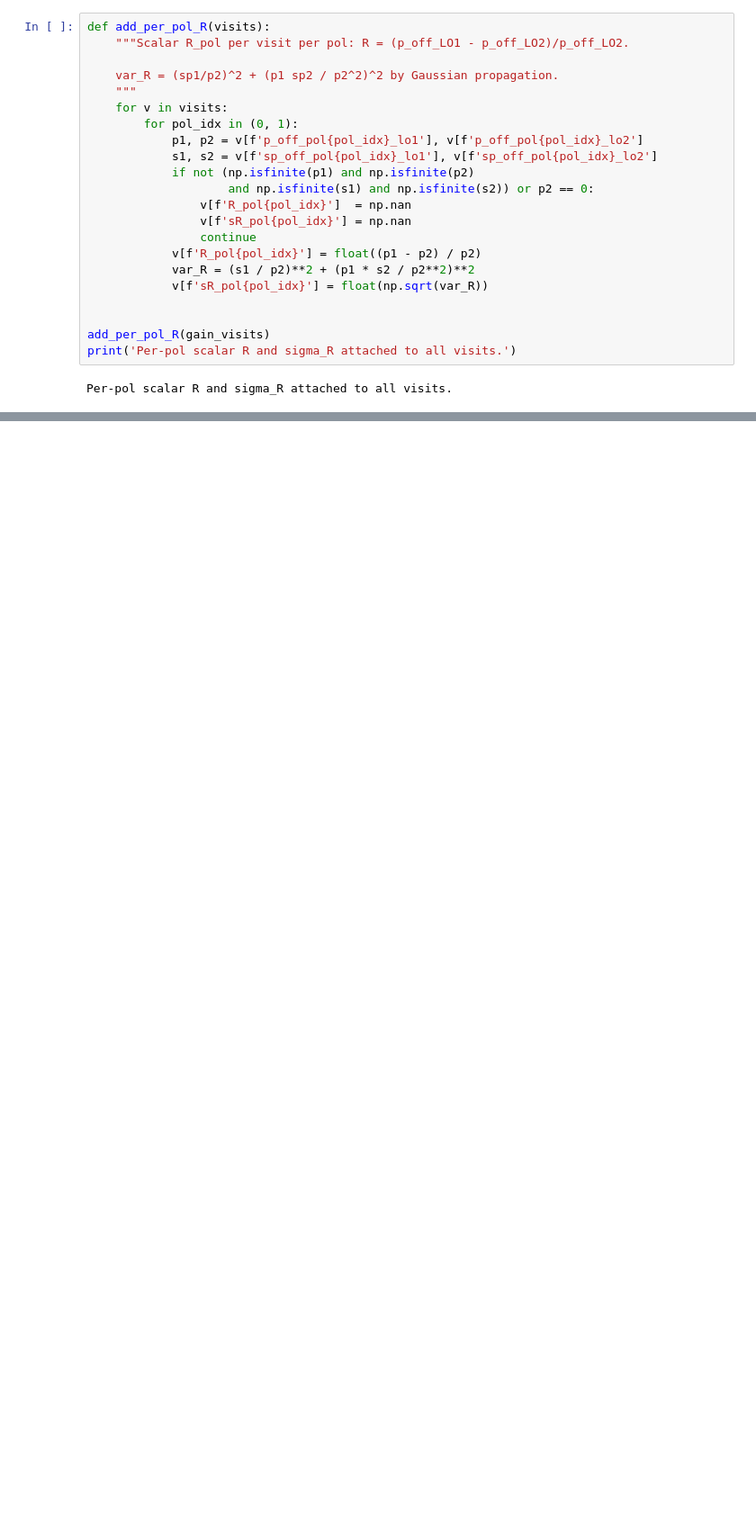
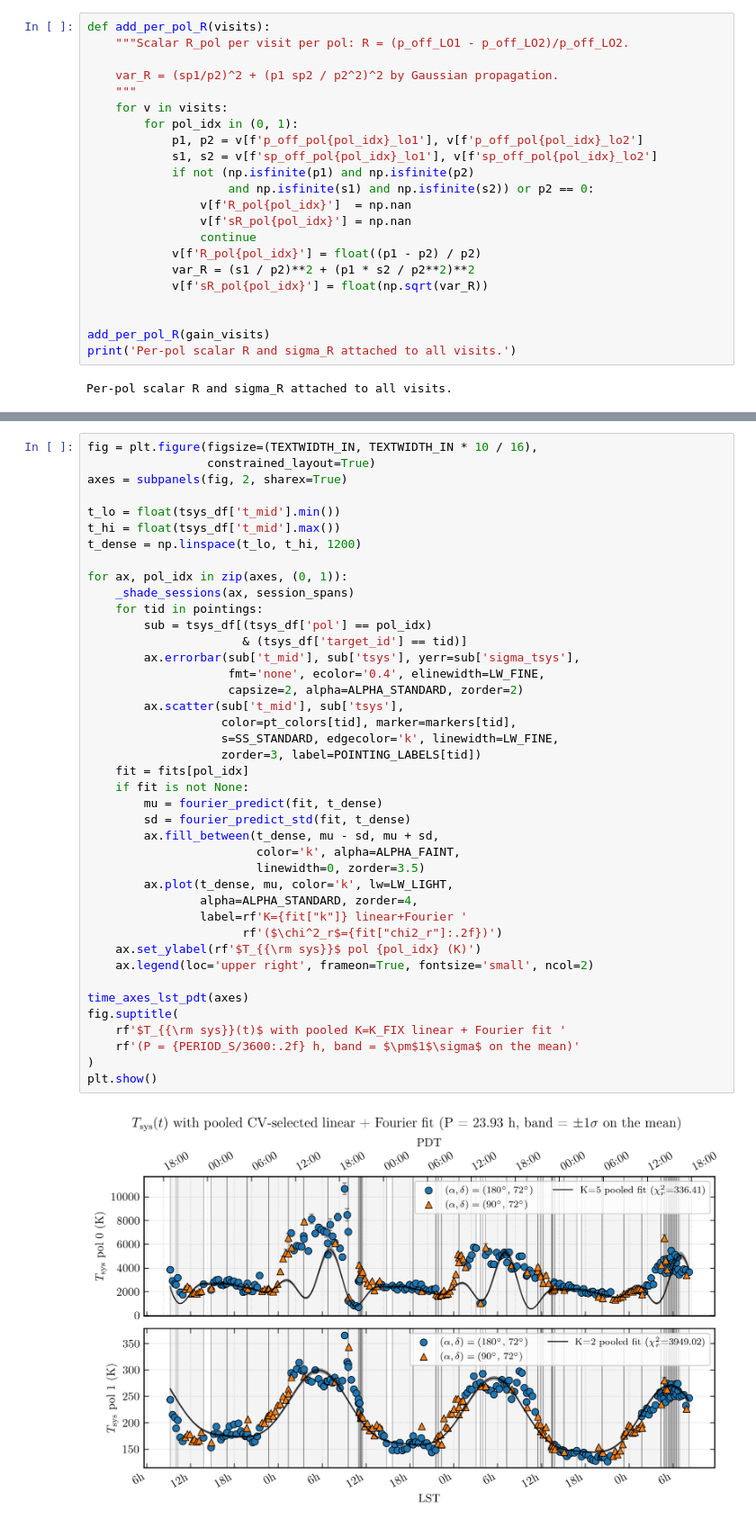
Before and after one commit to raw-asparagus/ay-121, a Jupyter notebook: labs/04/main_scan_calibration.ipynb, the cells around one changed output, grey strips where cells are left out. Shown at 90% size. Cells and saved outputs as stored; diff of their text form; blank space fills up the shorter version.

```diff
--- a/labs/04/main_scan_calibration.ipynb
+++ b/labs/04/main_scan_calibration.ipynb
@@ -1273,0 +876,43 @@ print(f'  t range: {dt.datetime.fromtimestamp(t_min, dt.UTC):%Y-%m-%d %H:%M} '
+# %%
+fig = plt.figure(figsize=(TEXTWIDTH_IN, TEXTWIDTH_IN * 10 / 16),
+                 constrained_layout=True)
+axes = subpanels(fig, 2, sharex=True)
+
+t_lo = float(tsys_df['t_mid'].min())
+t_hi = float(tsys_df['t_mid'].max())
+t_dense = np.linspace(t_lo, t_hi, 1200)
+
+for ax, pol_idx in zip(axes, (0, 1)):
+    _shade_sessions(ax, session_spans)
+    for tid in pointings:
+        sub = tsys_df[(tsys_df['pol'] == pol_idx)
+                      & (tsys_df['target_id'] == tid)]
+        ax.errorbar(sub['t_mid'], sub['tsys'], yerr=sub['sigma_tsys'],
+                    fmt='none', ecolor='0.4', elinewidth=LW_FINE,
+                    capsize=2, alpha=ALPHA_STANDARD, zorder=2)
+        ax.scatter(sub['t_mid'], sub['tsys'],
+                   color=pt_colors[tid], marker=markers[tid],
+                   s=SS_STANDARD, edgecolor='k', linewidth=LW_FINE,
+                   zorder=3, label=POINTING_LABELS[tid])
+    fit = fits[pol_idx]
+    if fit is not None:
+        mu = fourier_predict(fit, t_dense)
+        sd = fourier_predict_std(fit, t_dense)
+        ax.fill_between(t_dense, mu - sd, mu + sd,
+                        color='k', alpha=ALPHA_FAINT,
+                        linewidth=0, zorder=3.5)
+        ax.plot(t_dense, mu, color='k', lw=LW_LIGHT,
+                alpha=ALPHA_STANDARD, zorder=4,
+                label=rf'K={fit["k"]} linear+Fourier '
+                      rf'($\chi^2_r$={fit["chi2_r"]:.2f})')
+    ax.set_ylabel(rf'$T_{{\rm sys}}$ pol {pol_idx} (K)')
+    ax.legend(loc='upper right', frameon=True, fontsize='small', ncol=2)
+
+time_axes_lst_pdt(axes)
+fig.suptitle(
+    rf'$T_{{\rm sys}}(t)$ with pooled K=K_FIX linear + Fourier fit '
+    rf'(P = {PERIOD_S/3600:.2f} h, band = $\pm$1$\sigma$ on the mean)'
+)
+plt.show()
+# %% [output]
+[figure, added]
```
Also changed, not shown: parts of 43 cells of this notebook, 5 other files.
